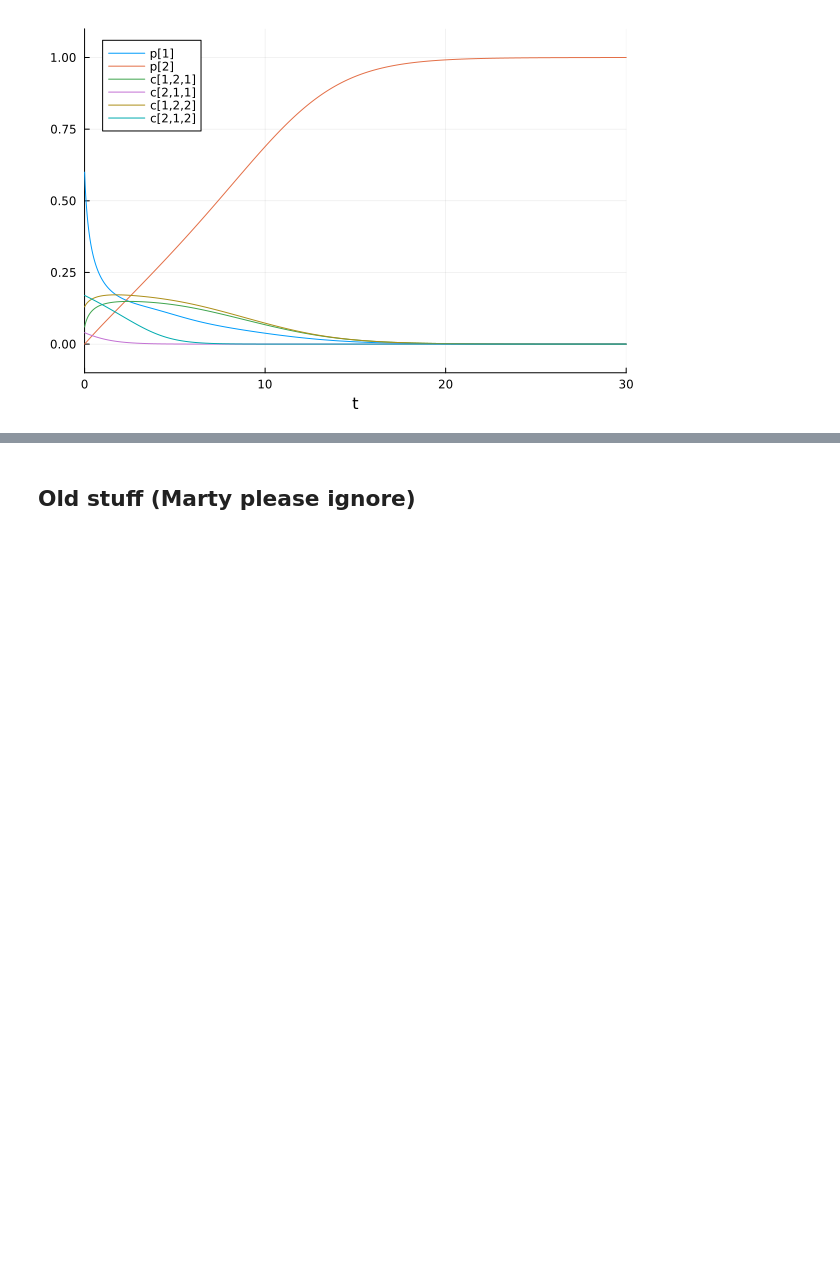
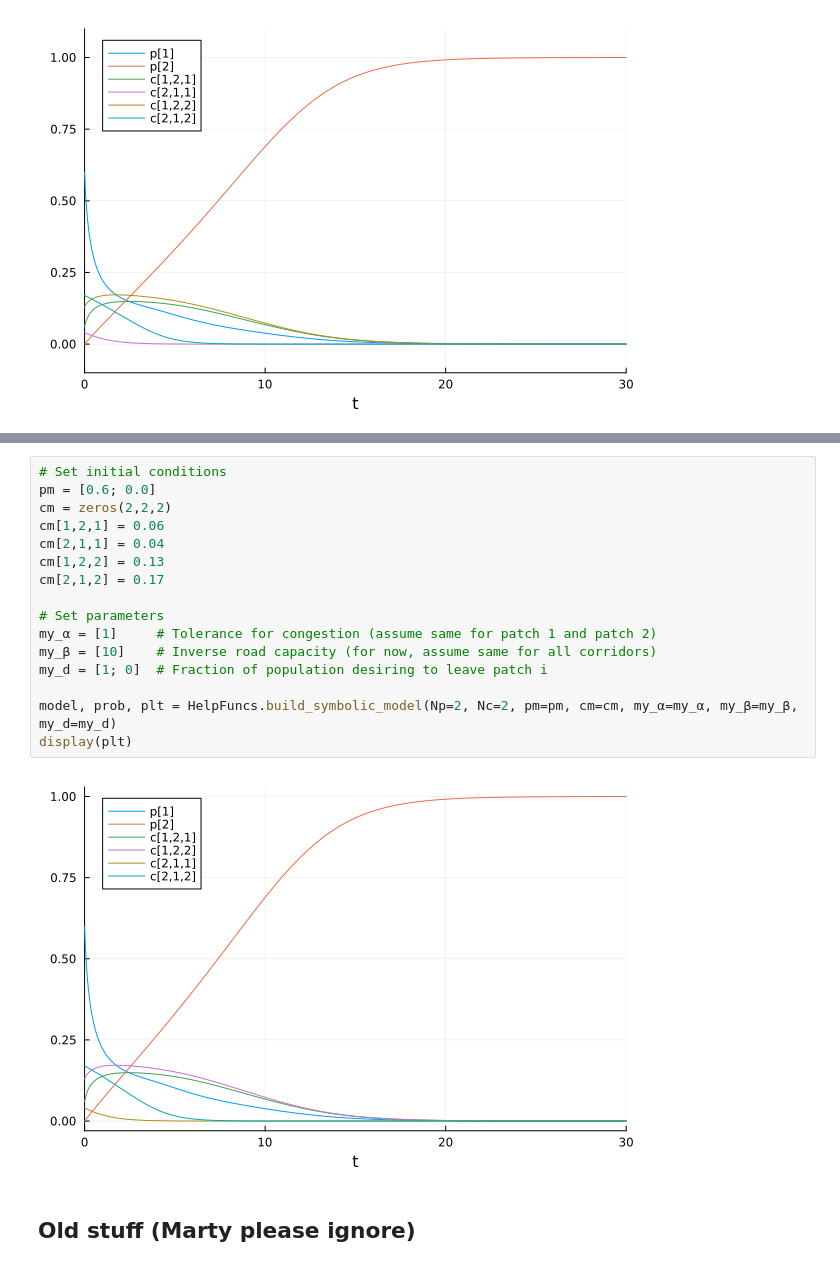
Before and after one commit to acossairt/traffic_air_quality_modeling, a Jupyter notebook: experiments_and_tutorials/2DvectorizedTraffic.ipynb, the cells around one changed output, grey strips where cells are left out. Cells and saved outputs as stored; diff of their text form; blank space fills up the shorter version.

```diff
--- a/experiments_and_tutorials/2DvectorizedTraffic.ipynb
+++ b/experiments_and_tutorials/2DvectorizedTraffic.ipynb
@@ -250,3 +260,21 @@ plot!(sol, idxs = (c[2,1,2]), label="c[2,1,2]")
+# %%
+# Set initial conditions
+pm = [0.6; 0.0]
+cm = zeros(2,2,2)
+cm[1,2,1] = 0.06
+cm[2,1,1] = 0.04
+cm[1,2,2] = 0.13
+cm[2,1,2] = 0.17
+
+# Set parameters
+my_α = [1]     # Tolerance for congestion (assume same for patch 1 and patch 2)
+my_β = [10]    # Inverse road capacity (for now, assume same for all corridors)
+my_d = [1; 0]  # Fraction of population desiring to leave patch i
+
+model, prob, plt = HelpFuncs.build_symbolic_model(Np=2, Nc=2, pm=pm, cm=cm, my_α=my_α, my_β=my_β, my_d=my_d)
+display(plt)
+# %% [output]
+[figure, added]
 # %% [markdown]
 ## Old stuff (Marty please ignore)
 # %%
```
Also changed, not shown: parts of 5 cells of this notebook, 1 other file.
